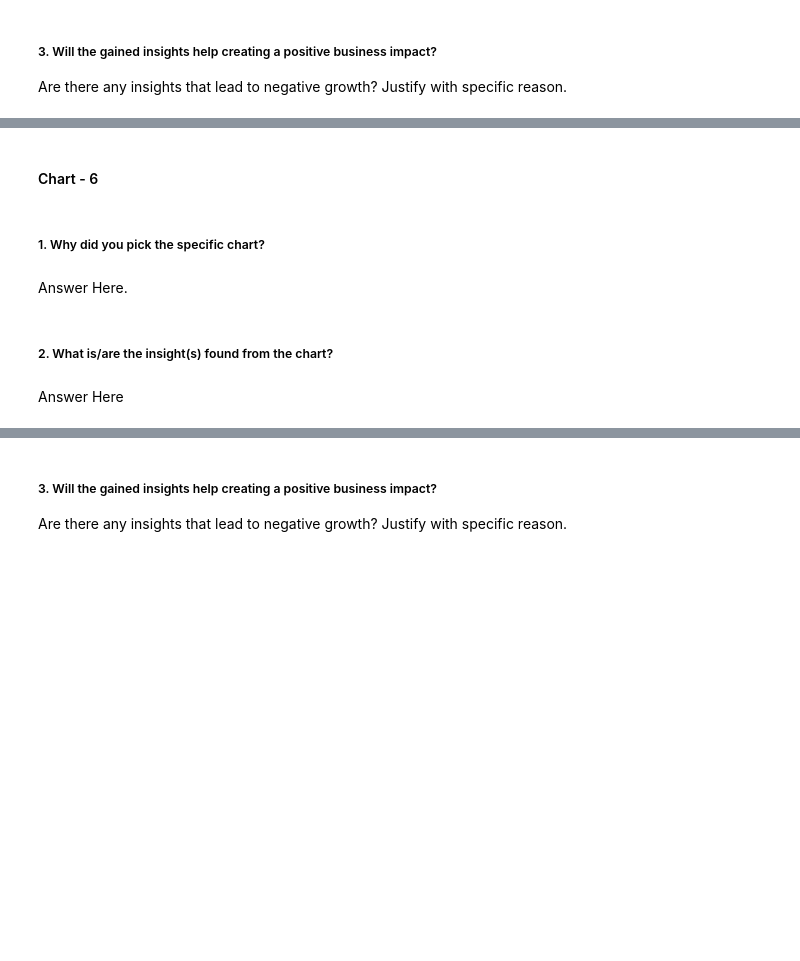
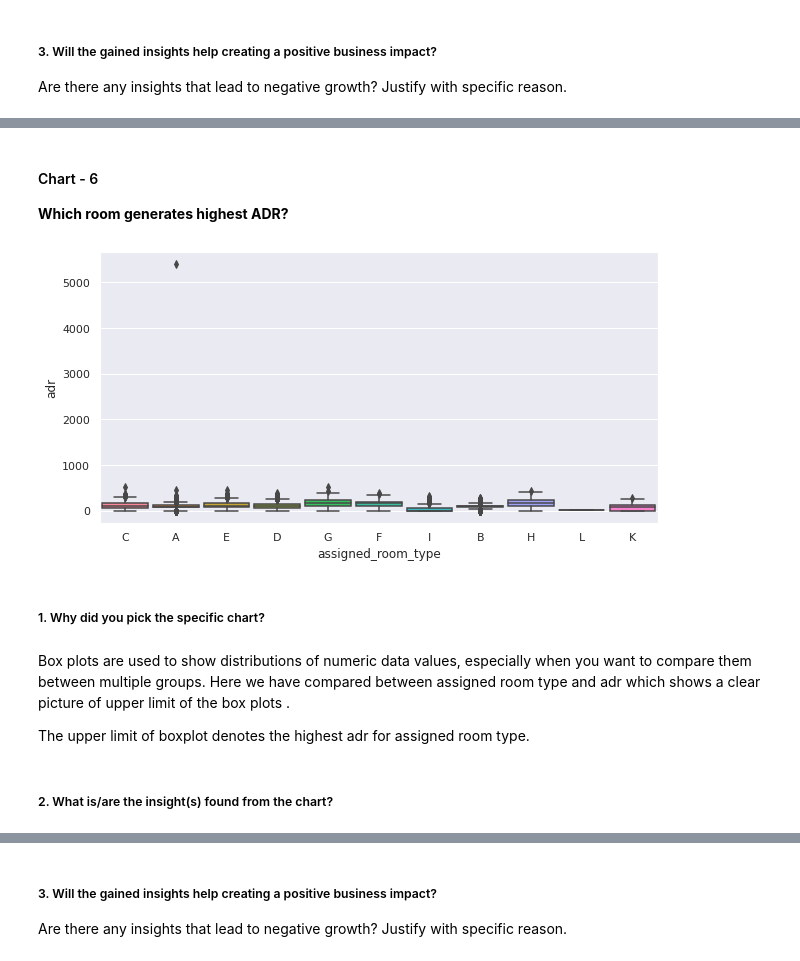
Before and after one commit to CoderSumanesh/Hotel-Booking-Analysis, a Jupyter notebook: hotel_booking_analysis.ipynb, the cells around one changed output, grey strips where cells are left out. Drawn from its saved outputs; the diff is of its cells as text; code cells hidden in the pictures; blank space fills up the shorter version.

```diff
--- a/hotel_booking_analysis.ipynb
+++ b/hotel_booking_analysis.ipynb
@@ -668,2 +755,3 @@ Answer Here
 # %% [markdown]
 #### Chart - 6
+**Which room generates highest ADR?**
@@ -672,8 +758,16 @@ Answer Here
+# %%
+# Chart - 6 visualization code
+sns.set(rc={'figure.figsize':(10,5)})
+sns.boxplot( x = df1['assigned_room_type'], y = df1['adr'],saturation=1, width=0.9)
+plt.show()
+# %% [output]
+[figure, added]
 # %% [markdown]
 ##### 1. Why did you pick the specific chart?
-# %% [markdown]
-Answer Here.
+# %% [markdown]
+Box plots are used to show distributions of numeric data values, especially when you want to compare them between multiple groups.
+Here we have compared between assigned room type and adr which shows a clear picture of upper limit of the box plots .
+
+The upper limit of boxplot denotes the highest adr for assigned room type.
 # %% [markdown]
 ##### 2. What is/are the insight(s) found from the chart?
-# %% [markdown]
-Answer Here
```
Also changed, not shown: parts of 45 cells of this notebook.
